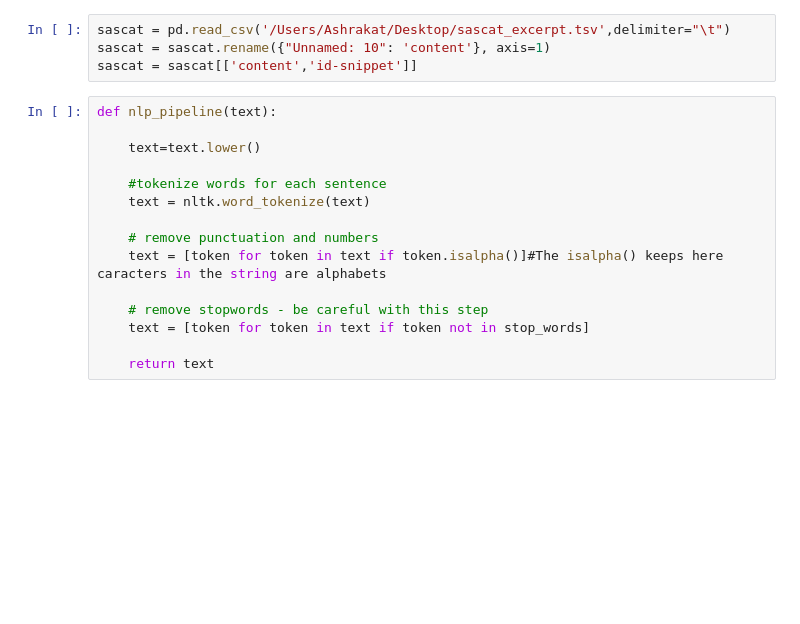
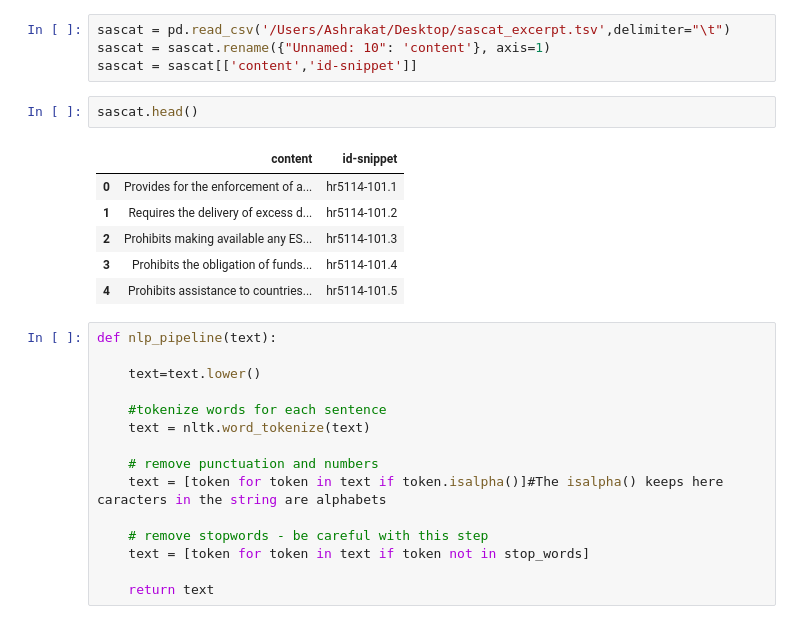
Before and after one commit to schapa094/Computational-Text-Analysis-for-Political-Science, a Jupyter notebook: Python code/Exercise Solutions/Session 6_Solutions.ipynb, the cells around one changed output. Drawn from its saved outputs; the diff is of its cells as text; blank space fills up the shorter version.

```diff
--- a/Python code/Exercise Solutions/Session 6_Solutions.ipynb
+++ b/Python code/Exercise Solutions/Session 6_Solutions.ipynb
@@ -440,6 +549,15 @@ russia=[x.lower() for x in russia]
 sascat = pd.read_csv('/Users/Ashrakat/Desktop/sascat_excerpt.tsv',delimiter="\t")
 sascat = sascat.rename({"Unnamed: 10": 'content'}, axis=1)
 sascat = sascat[['content','id-snippet']]
+# %%
+sascat.head()
+# %% [output]
+|  | content | id-snippet |
+| 0 | Provides for the enforcement of a... | hr5114-101.1 |
+| 1 | Requires the delivery of excess d... | hr5114-101.2 |
+| 2 | Prohibits making available any ES... | hr5114-101.3 |
+| 3 | Prohibits the obligation of funds... | hr5114-101.4 |
+| 4 | Prohibits assistance to countries... | hr5114-101.5 |
 # %%
 def nlp_pipeline(text):
 
```
Also changed, not shown: parts of 13 cells of this notebook.
